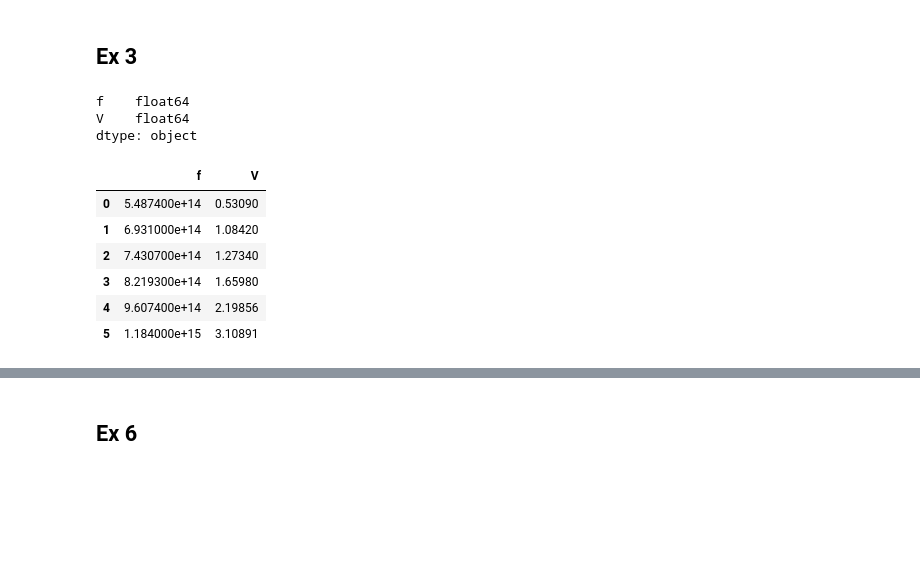
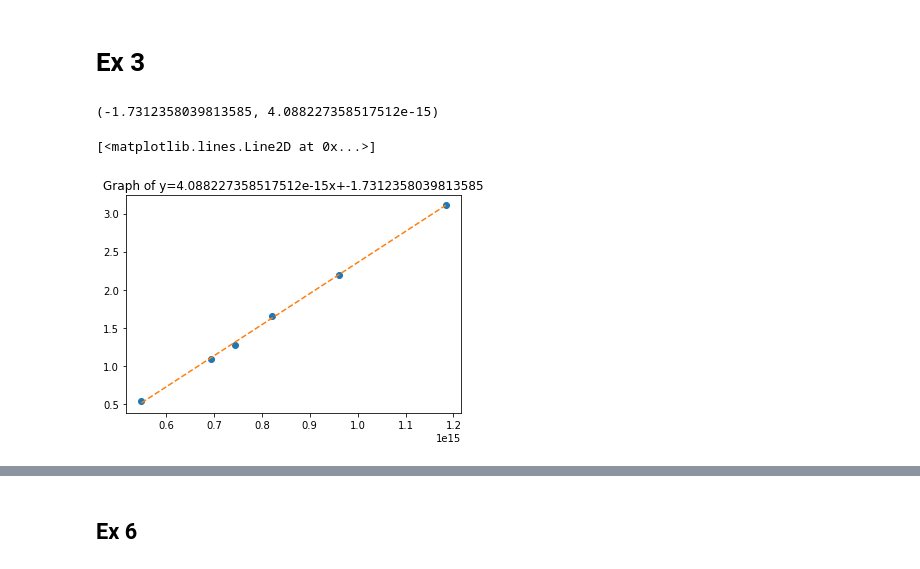
Before and after one commit to mcpeixoto/Computational-Physics-Course, a Jupyter notebook: ficha2.ipynb, the cells around one changed output, grey strips where cells are left out. Saved outputs shown, nothing was run; the diff lists cells and outputs as text; code cells hidden in the pictures; blank space fills up the shorter version.

```diff
--- a/ficha2.ipynb
+++ b/ficha2.ipynb
@@ -15,26 +15,0 @@ import pandas as pd
-# %%
-from pylab import imshow, show, colorbar
-fig = plt.figure()
-ax = plt.axes(projection='3d')
-
-start=0
-stop = 500
-resolution = 200
-
-k1, k2 = 5, 5
-a1, a2 = 1, 1
-
-def onda(x, y, x0, y0, a, k):
-    r = sqrt((x-x0)**2 + (y-y0)**2)
-    return a*sin(k*r)
-
-
-x = np.linspace(start, stop, num=resolution)
-y = np.linspace(start, stop, num=resolution)
-
-x, y = np.meshgrid(x, y)
-
-
-ax.plot_surface(x, y, onda(x,y, 240, 250, a1, k1)+ onda(x,y, 260, 250, a1, k1))
-
-#ax.plot_surface(x, y, onda(x,y, 260, 250, a1, k1))
@@ -345,19 +76,24 @@ TypeError: len() of unsized object
 # %% [markdown]
-## Ex 3
+# Ex 3
 # %%
+# Load data
 dados = pd.read_csv("millikan.txt", delimiter=' ')
-dados.dtypes
+dados = np.array(dados)
-# %% [output]
-f    float64
-V    float64
-dtype: object
-# %%
-dados
-# %% [output]
-|  | f | V |
-| 0 | 5.487400e+14 | 0.53090 |
-| 1 | 6.931000e+14 | 1.08420 |
-| 2 | 7.430700e+14 | 1.27340 |
-| 3 | 8.219300e+14 | 1.65980 |
-| 4 | 9.607400e+14 | 2.19856 |
-| 5 | 1.184000e+15 | 3.10891 |
+# %%
+# Calcular o ajuste de dados
+x, y = dados[:,0], dados[:, 1]
+
+delta = len(x) * sum(x**2) - sum(x)**2
+a = (sum(x**2) * sum(y) - sum(x) * sum(x*y)) / delta
+b = (len(x) * sum(x*y) - sum(x) * sum(y)) / delta
+
+a, b
+# %% [output]
+(-1.7312358039813585, 4.088227358517512e-15)
+# %%
+plt.title(f'Graph of y={b}x+{a}')
+plt.plot(dados[:,0], dados[:, 1],  'o')
+plt.plot(dados[:,0], [b*i+a for i in dados[:,0]], '--')
+# %% [output]
+[<matplotlib.lines.Line2D at 0x...>]
+[figure, added]
```
Also changed, not shown: parts of 43 cells of this notebook.
